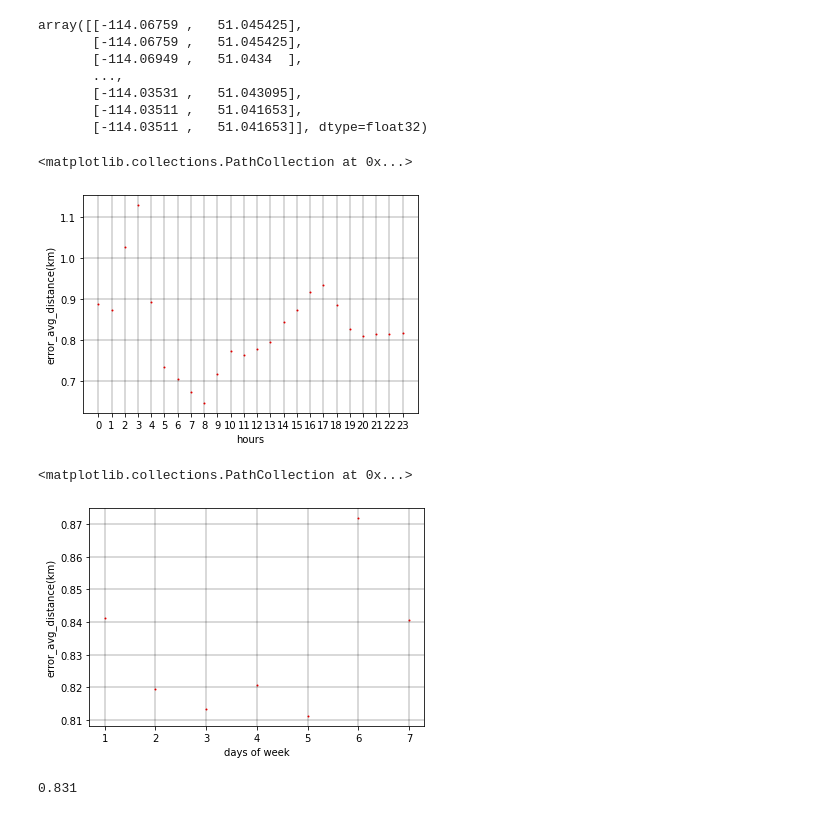
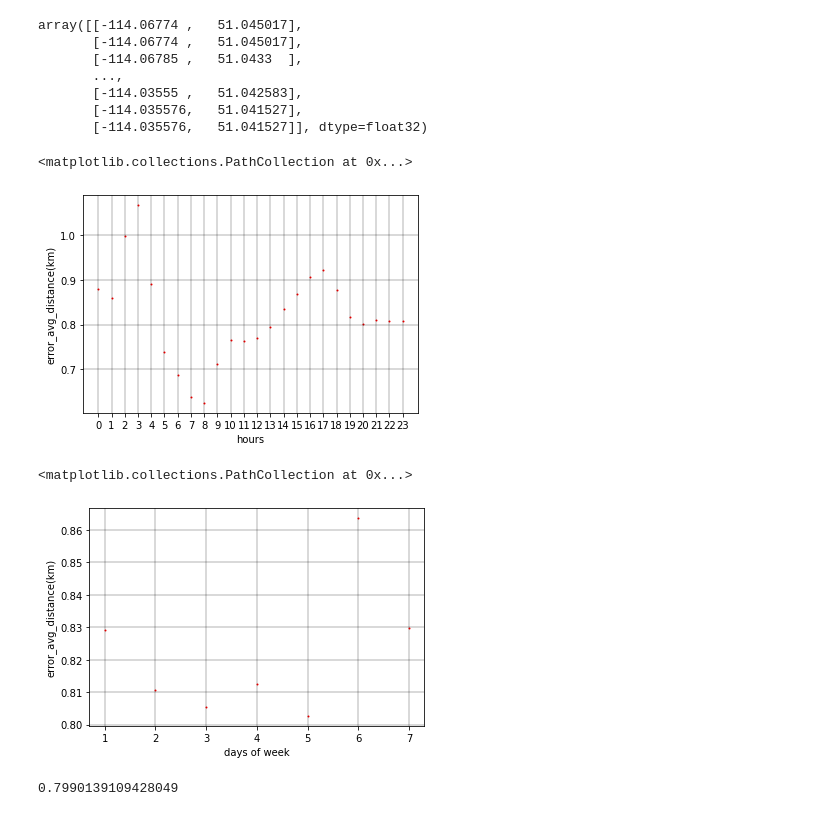
Before and after one commit to wwebeam6508/Development-of-Predictive-Model-for-Trip-Destination-of-Dockless-Shared-Scooters, a Jupyter notebook: Model_OnlyFCN.ipynb, the cells around one changed output. Drawn from its saved outputs; the diff is of its cells as text; code cells hidden in the pictures.

```diff
--- a/Model_OnlyFCN.ipynb
+++ b/Model_OnlyFCN.ipynb
@@ -8,11 +8,11 @@ coor_data = pd.read_csv('Data/coordata.csv')
 date_data = pd.read_csv('Data/datedata.csv')
 meta_data = pd.read_csv('Data/metadata.csv')
 bus_stop_data = pd.read_csv('Data/bus_stop.csv')
-cluster_group_data = pd.read_csv('Data/cluster_group.csv')
+# cluster_group_data = pd.read_csv('Data/cluster_group.csv')
 
 general = pd.read_csv('Data/ScooterData_July15_Sept27_2019.csv')
 
-data_set = coor_data.join(cluster_group_data.join(bus_stop_data.join(date_data.join(meta_data))))
+data_set = coor_data.join((bus_stop_data.join(date_data.join(meta_data))))
 
 from scipy import stats
 # set_test = general[['trip_duration_min','trip_length_km']]
@@ -34,5 +34,8 @@ general_np = general.to_numpy()
 # data_set = data_set[np.logical_not(general_np[:,5] < 1)]
 # general_np = general_np[np.logical_not(general_np[:,5] < 1)]
 
+# data_set = data_set[np.logical_not(np.logical_and(general_np[:, 6] < 0.11, general_np[:, 5] > 20))]
+# general_np = general_np[np.logical_not(np.logical_and(general_np[:, 6] < 0.11, general_np[:, 5] > 20))]
+
 Y_data = data_set[['endx', 'endy']].to_numpy()
-X_data = data_set.drop(columns=['endx', 'endy','start_date', 'end_near_stop','end_cluster_group']).to_numpy()
+X_data = data_set.drop(columns=['endx', 'endy','start_date', 'end_near_stop']).to_numpy()
@@ -46,4 +65,4 @@ sc = MinMaxScaler(feature_range=(0,1))
 X_data_n = sc.fit_transform(X_data)
 Y_data_n = sc.fit_transform(Y_data)
 
-x_train, x_test, y_train, y_test = train_test_split(X_data_n, Y_data_n, test_size=0.6, shuffle=False)
+x_train, x_test, y_train, y_test = train_test_split(X_data_n, Y_data_n, test_size=0.4, shuffle=False)
@@ -57,7 +71,7 @@ from tensorflow.keras import layers, Model
 from tensorflow.python.keras.layers.core import Dense, Activation, Dropout
 from tensorflow.python.keras.layers.recurrent import LSTM
 inputA = layers.Input(shape=(4))
-inputB = layers.Input(shape=(61))
+inputB = layers.Input(shape=(60))
 
 # x = Dense(50, activation="relu")(inputA)
 x = Dense(15)(inputA)
@@ -102,5 +116,5 @@ model.compile(loss="mean_absolute_error", optimizer="adam")
 callback = EarlyStopping(monitor='loss', patience=5, mode="auto")
 # history = model.fit([x_train[:,0:7],x_train[:,7:]], [y_train[:,0:2], y_train[:,2:4]], epochs=100, validation_data=([x_test[:,0:7],x_test[:,7:]], [y_test[:,0:2], y_test[:,2:4]]))
 
-history = model.fit([x_train[:,0:4],x_train[:,4:]], y_train, epochs=100, validation_data=([x_test[:,0:4],x_test[:,4:]], y_test))
+history = model.fit([x_train[:,0:4],x_train[:,4:]], y_train, epochs=50)
 # %% [output]
@@ -138,13 +163,13 @@ plt.scatter((result_Y_plot[:,0]), (result_Y_plot[:,1]), color='r', s= 1)
 # %%
 result_Y_plot
 # %% [output]
-array([[-114.06759 ,   51.045425],
-       [-114.06759 ,   51.045425],
-       [-114.06949 ,   51.0434  ],
+array([[-114.06774 ,   51.045017],
+       [-114.06774 ,   51.045017],
+       [-114.06785 ,   51.0433  ],
        ...,
-       [-114.03531 ,   51.043095],
-       [-114.03511 ,   51.041653],
-       [-114.03511 ,   51.041653]], dtype=float32)
+       [-114.03555 ,   51.042583],
+       [-114.035576,   51.041527],
+       [-114.035576,   51.041527]], dtype=float32)
 # %%
 def haversine(coord1: object, coord2: object):
     import math
@@ -173,33 +198,33 @@ def haversine(coord1: object, coord2: object):
 # %%
 mae_rate_hour = []
 
 sc.fit_transform(X_data)
 x_test_hour = sc.inverse_transform(x_test)
 
 sc.fit_transform(Y_data)
 result_Y_hour = sc.inverse_transform(result_Y)
 y_test_hour = sc.inverse_transform(y_test)
 for index in range(24):
-    mask = np.logical_and(x_test_hour[:,4] > (index)-0.2, x_test_hour[:,4] < (index+1)-0.2)
+    mask = np.logical_and(x_test_hour[:,3] > (index)-0.2, x_test_hour[:,3] < (index+1)-0.2)
     result_Y_d = result_Y_hour[mask]
     Y_test_in = y_test_hour[mask]
     error = 0
     for i in range(len(Y_test_in)):
         error = error + haversine(result_Y_d[i,0:2],Y_test_in[i,0:2])
     end = error/len(Y_test_in)
     error_average_distance = end
 
     y_test[:,0] = y_test[:,0]
     mae_rate_hour.append([float(error_average_distance), str(index)])
 
 mae_rate_hour = np.array(mae_rate_hour, dtype=np.object)
 plt.xlabel('hours')
 plt.ylabel('error_avg_distance(km)')
 plt.grid(color='black', linestyle='-', linewidth=0.3)
 plt.scatter(mae_rate_hour[:,1], mae_rate_hour[:,0], color='r', s= 1)
 # %% [output]
 <matplotlib.collections.PathCollection at 0x...>
-[figure, old version]
+[figure, new version]
 # %%
 mae_rate_day_of_week = []
 
@@ -210,7 +235,7 @@ sc.fit_transform(Y_data)
 result_Y_day = sc.inverse_transform(result_Y)
 y_test_day = sc.inverse_transform(y_test)
 for index in range(7):
-    mask = np.logical_and(x_test_day[:,5] > (index)-0.1, x_test_day[:,5] < (index+1)-0.1)
+    mask = np.logical_and(x_test_day[:,4] > (index)-0.1, x_test_day[:,4] < (index+1)-0.1)
     result_Y_d_day = result_Y_day[mask]
     Y_test_in = y_test_day[mask]
     error = 0
@@ -230,7 +255,7 @@ plt.grid(color='black', linestyle='-', linewidth=0.3)
 plt.scatter(mae_rate_day_of_week[:,1], mae_rate_day_of_week[:,0], color='r', s= 1)
 # %% [output]
 <matplotlib.collections.PathCollection at 0x...>
-[figure, old version]
+[figure, new version]
 # %%
 result_Y_all = sc.inverse_transform(result_Y)
 y_test_all = sc.inverse_transform(y_test)
@@ -238,6 +263,6 @@ error_all = 0
 for i in (range(len(y_test_all))):
     error_all = error_all + haversine(result_Y_all[i],y_test_all[i])
     error_avg = error_all/len(y_test_all)
-round(error_avg, 3)
+error_avg
 # %% [output]
-0.831
+0.7990139109428049
```
Also changed, not shown: parts of 7 cells of this notebook, 2 other files.
